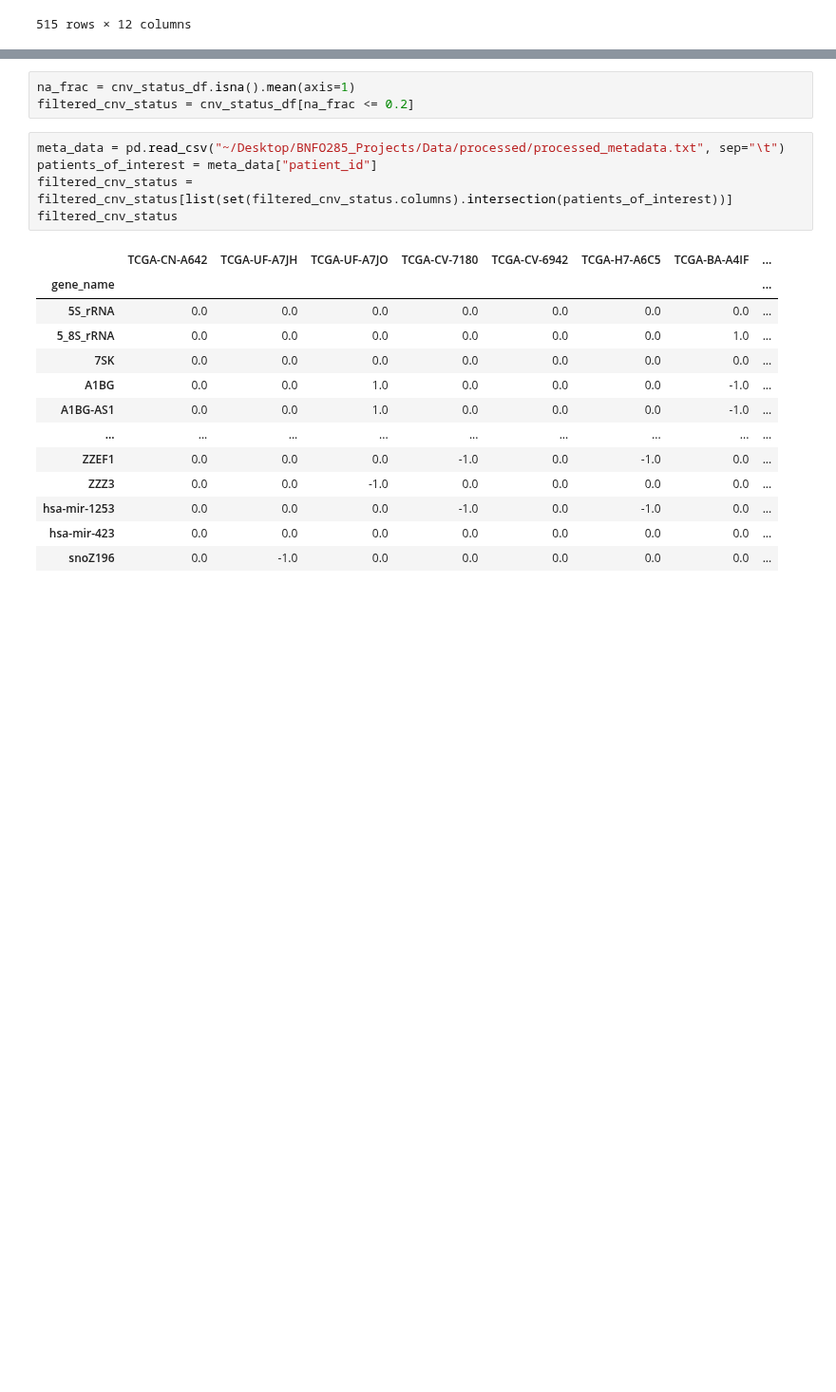
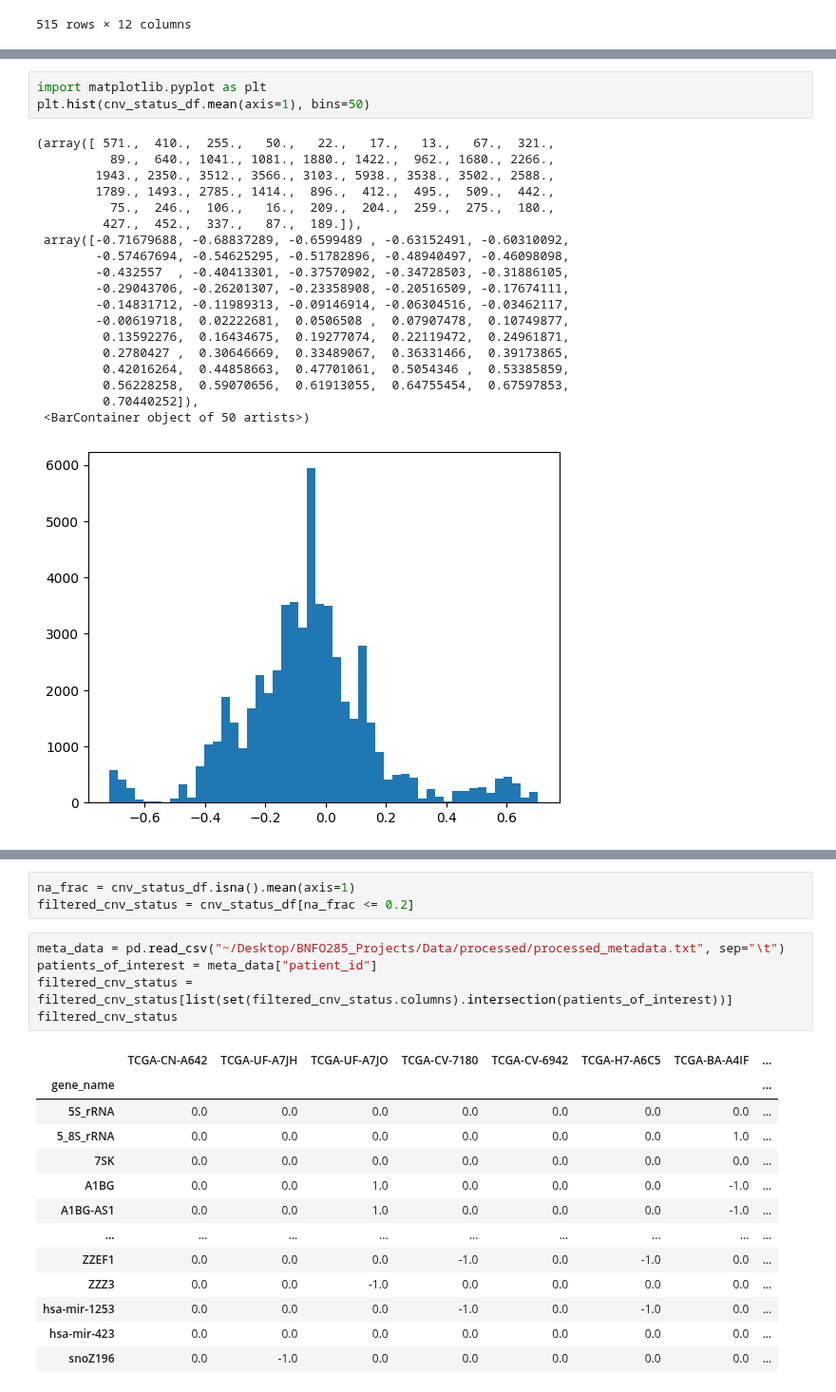
Before and after one commit to Harrison-Q-Ma/BNFO285_Projects, a Jupyter notebook: project_4/Wenshu/process_TCGA-HNSC_cnv.ipynb, the cells around one changed output, grey strips where cells are left out. Shown at 95% size. Drawn from its saved outputs; the diff is of its cells as text; blank space fills up the shorter version.

```diff
--- a/project_4/Wenshu/process_TCGA-HNSC_cnv.ipynb
+++ b/project_4/Wenshu/process_TCGA-HNSC_cnv.ipynb
@@ -75,6 +87,29 @@ cnv_status_df
 | hsa-mir-423 | 0.0 | 0.0 | 0.0 | 0.0 | 0.0 | -1.0 | 0.0 | ... |
 | snoZ196 | -1.0 | 0.0 | 0.0 | -1.0 | 0.0 | -1.0 | 0.0 | ... |
 56124 rows × 515 columns
+# %%
+import matplotlib.pyplot as plt
+plt.hist(cnv_status_df.mean(axis=1), bins=50)
+# %% [output]
+(array([ 571.,  410.,  255.,   50.,   22.,   17.,   13.,   67.,  321.,
+          89.,  640., 1041., 1081., 1880., 1422.,  962., 1680., 2266.,
+        1943., 2350., 3512., 3566., 3103., 5938., 3538., 3502., 2588.,
+        1789., 1493., 2785., 1414.,  896.,  412.,  495.,  509.,  442.,
+          75.,  246.,  106.,   16.,  209.,  204.,  259.,  275.,  180.,
+         427.,  452.,  337.,   87.,  189.]),
+ array([-0.71679688, -0.68837289, -0.6599489 , -0.63152491, -0.60310092,
+        -0.57467694, -0.54625295, -0.51782896, -0.48940497, -0.46098098,
+        -0.432557  , -0.40413301, -0.37570902, -0.34728503, -0.31886105,
+        -0.29043706, -0.26201307, -0.23358908, -0.20516509, -0.17674111,
+        -0.14831712, -0.11989313, -0.09146914, -0.06304516, -0.03462117,
+        -0.00619718,  0.02222681,  0.0506508 ,  0.07907478,  0.10749877,
+         0.13592276,  0.16434675,  0.19277074,  0.22119472,  0.24961871,
+         0.2780427 ,  0.30646669,  0.33489067,  0.36331466,  0.39173865,
+         0.42016264,  0.44858663,  0.47701061,  0.5054346 ,  0.53385859,
+         0.56228258,  0.59070656,  0.61913055,  0.64755454,  0.67597853,
+         0.70440252]),
+ <BarContainer object of 50 artists>)
+[figure, added]
 # %%
 counts = cnv_status_df.apply(lambda row: row.value_counts(), axis=1)
 counts
```
Also changed, not shown: parts of 3 cells of this notebook, 7 other files.
